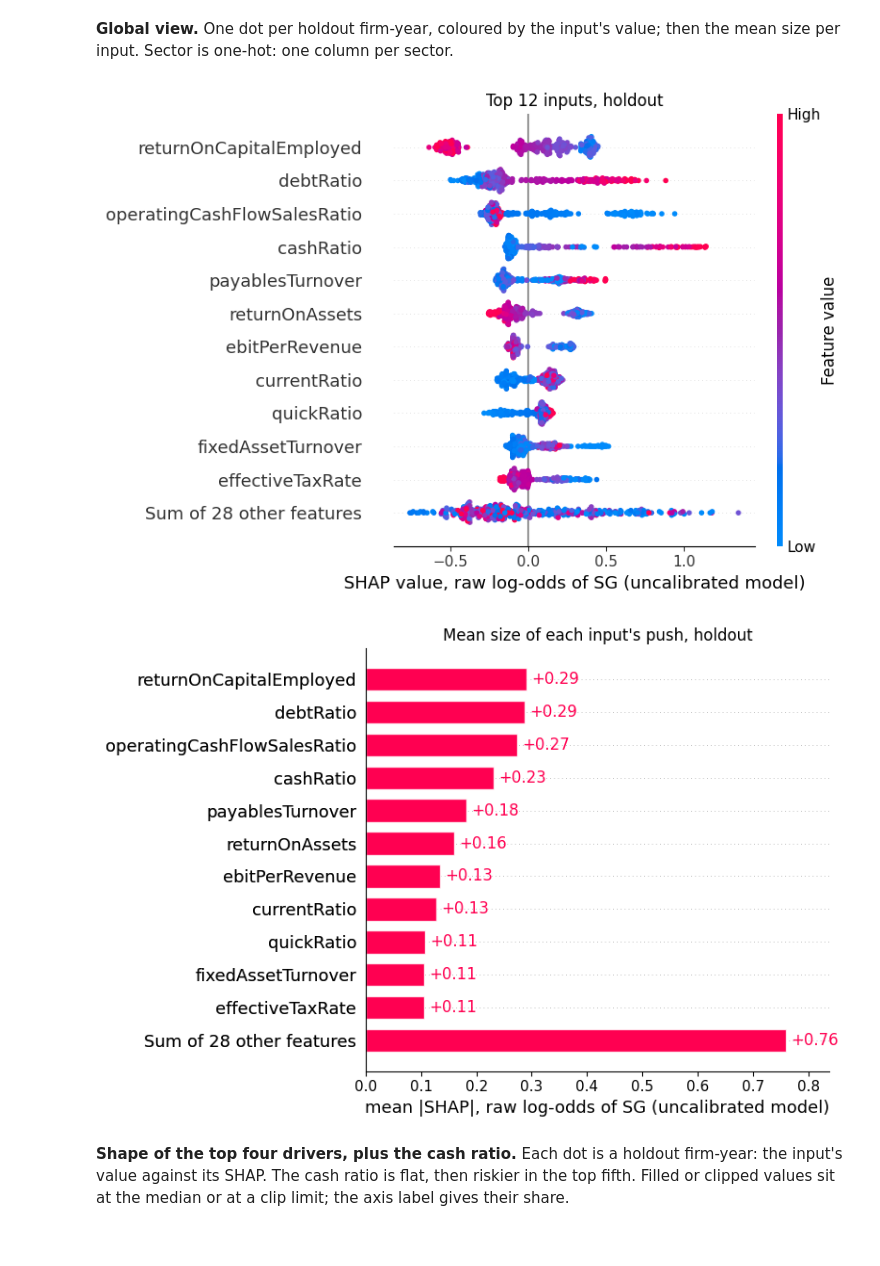
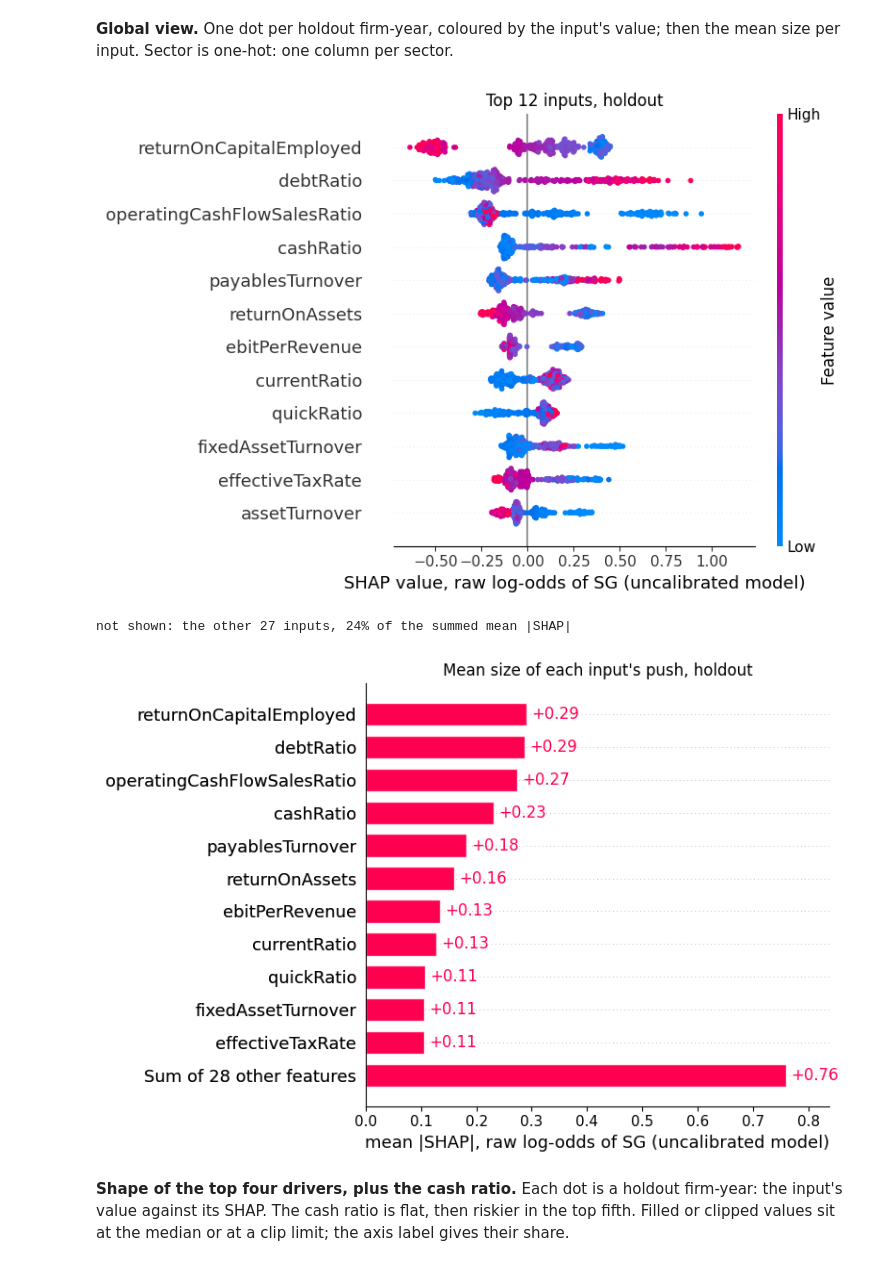
Before and after one commit to Ayu5hsingh/Cyber-Credit-Risk, a Jupyter notebook: notebooks/03_modelling.ipynb, the cells around one changed output. Saved outputs shown, nothing was run; the diff lists cells and outputs as text; code cells hidden in the pictures.

```diff
--- a/notebooks/03_modelling.ipynb
+++ b/notebooks/03_modelling.ipynb
@@ -977,15 +977,26 @@ mean SHAP of the cash ratio, lowest → highest quintile: [-0.05, -0.11, -0.12,
 **Global view.** One dot per holdout firm-year, coloured by the input's value; then the mean size per input. Sector is one-hot: one column per sector.
 # %%
 np.random.seed(0)   # shap shuffles dot order with NumPy's global generator
-shap.plots.beeswarm(expl, max_display=12, show=False, plot_size=(8, 5.5))
+shap.plots.beeswarm(expl, max_display=12, group_remaining_features=False, show=False, plot_size=(8, 5.5))   # a grouped row would be coloured by one input's values
 plt.xlabel(f"SHAP value, {AXIS}"); plt.title("Top 12 inputs, holdout")
 plt.tight_layout(); plt.savefig(FIG / "fig_shap_beeswarm.png", dpi=150); plt.show()
+
+
+def not_shown(expl, shown):
+    """Inputs left off a top-`shown` plot, and their share of the summed mean |SHAP|."""
+    size = np.abs(expl.values).mean(0); rest = np.argsort(-size)[shown:]
+    return len(rest), size[rest].sum() / size.sum()
+
+
+n_rest, rest_share = not_shown(expl, 12)
+print(f"not shown: the other {n_rest} inputs, {rest_share:.0%} of the summed mean |SHAP|")
 
 shap.plots.bar(expl, max_display=12, show=False)
 plt.xlabel(f"mean |SHAP|, {AXIS}"); plt.title("Mean size of each input's push, holdout")
 plt.gcf().set_size_inches(8, 5.5); plt.tight_layout(); plt.savefig(FIG / "fig_shap_bar.png", dpi=150); plt.show()
 # %% [output]
-[figure, old version]
+[figure, new version]
+not shown: the other 27 inputs, 24% of the summed mean |SHAP|
 [figure]
 # %% [markdown]
 **Shape of the top four drivers, plus the cash ratio.** Each dot is a holdout firm-year: the input's value against its SHAP. The cash ratio is flat, then riskier in the top fifth. Filled or clipped values sit at the median or at a clip limit; the axis label gives their share.
```
Also changed, not shown: parts of 4 cells of this notebook.
